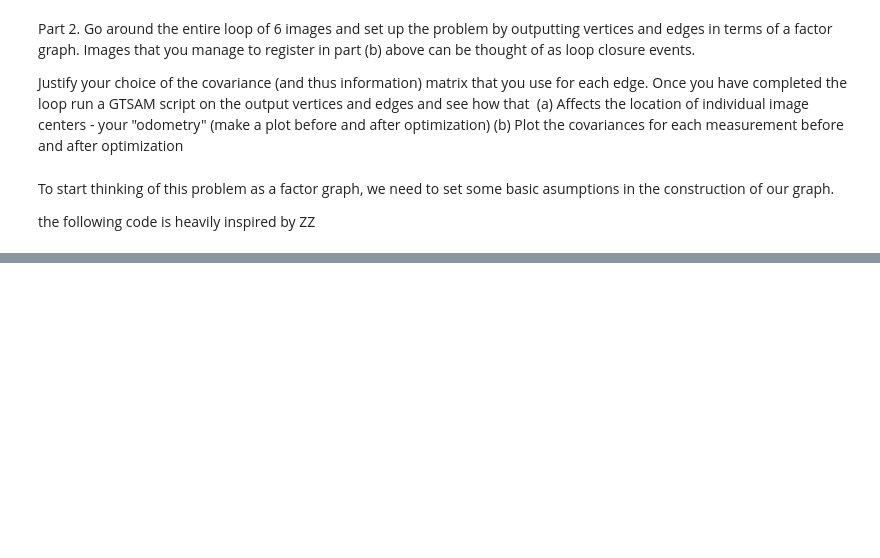
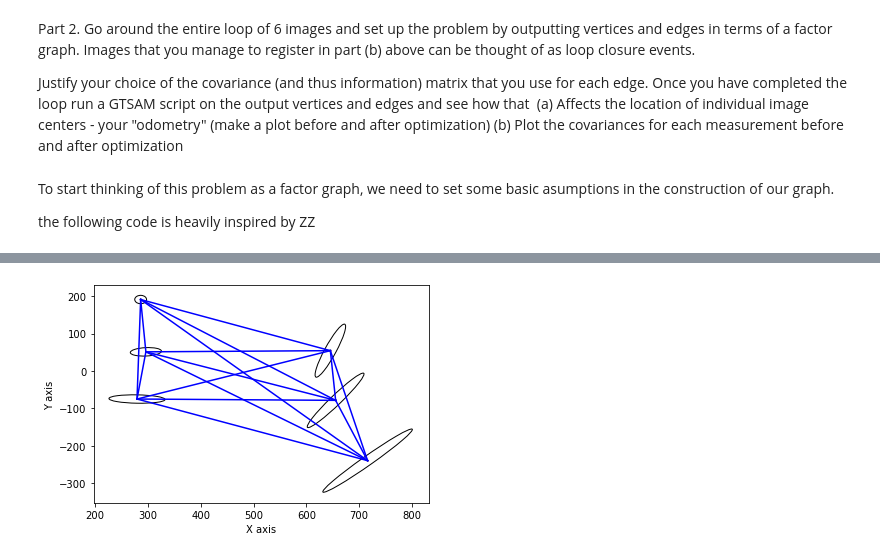
Before and after one commit to JGittles/EECE7150, a Jupyter notebook: HW3/hw3.ipynb, the cells around one changed output, grey strips where cells are left out. Saved outputs shown, nothing was run; the diff lists cells and outputs as text; code cells hidden in the pictures; blank space fills up the shorter version.

```diff
--- a/HW3/hw3.ipynb
+++ b/HW3/hw3.ipynb
@@ -471,0 +421,8 @@ def gtimshow():
+# %%
+params = gtsam.LevenbergMarquardtParams()
+optimizer = gtsam.LevenbergMarquardtOptimizer(graph, initial, params)
+initial = optimizer.optimize()
+marginals = gtsam.Marginals(graph, initial)
+plot_graph(initial, graph, marginals)
+# %% [output]
+[figure, added]
```
Also changed, not shown: parts of 17 cells of this notebook.
